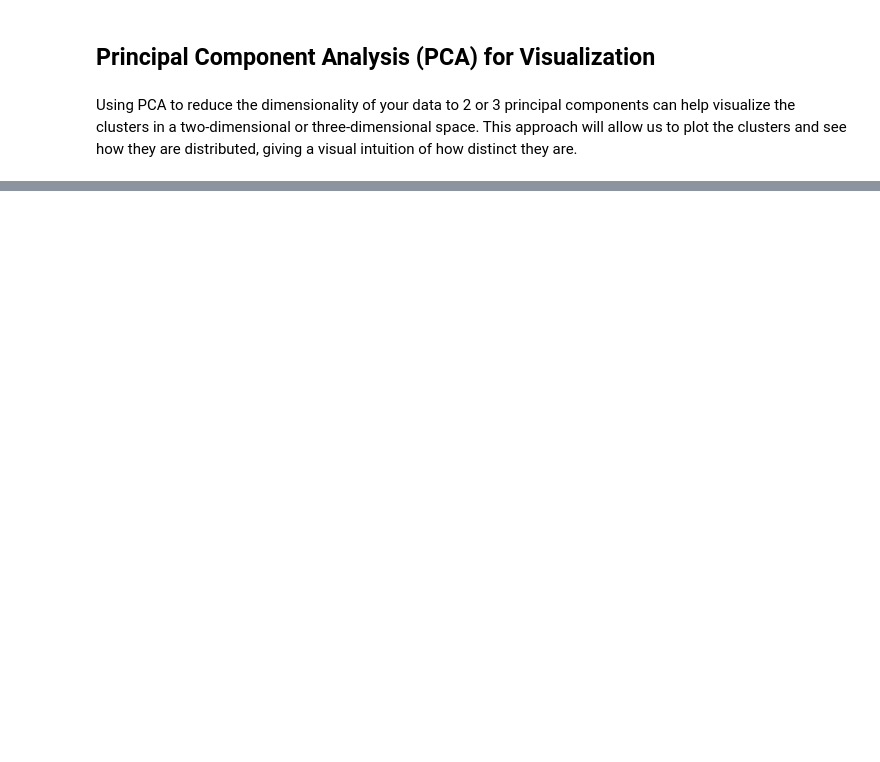
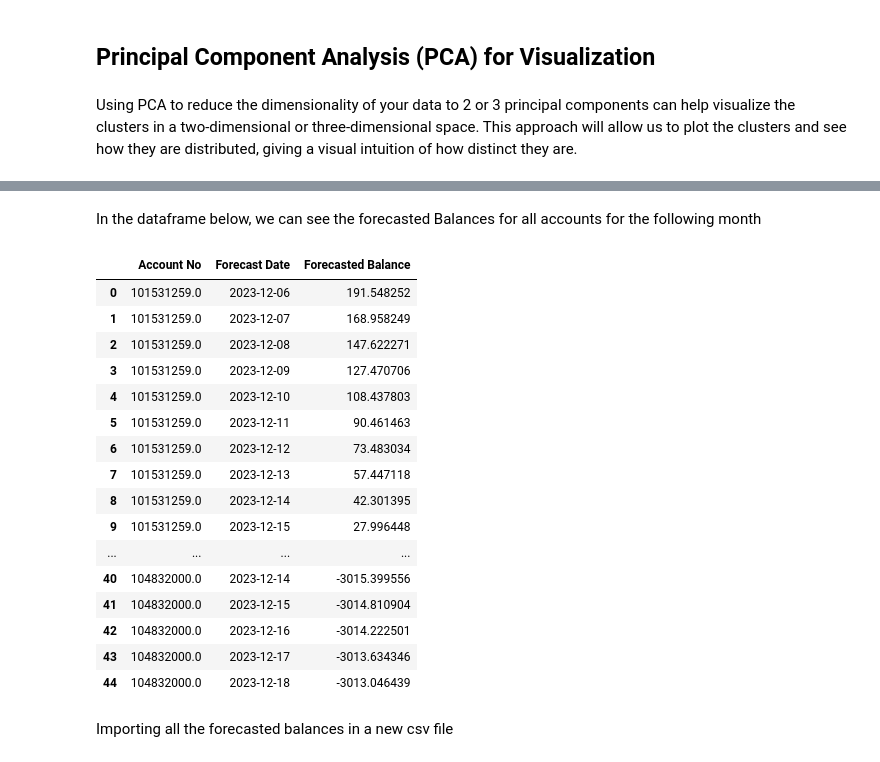
Before and after one commit to UoB-DSMP-2023-24/dsmp-2024-group-35, a Jupyter notebook: DSMP_DS2.ipynb, the cells around one changed output, grey strips where cells are left out. Cells and saved outputs as stored; diff of their text form; code cells hidden in the pictures; blank space fills up the shorter version.

Commit message:
Implementing ARIMA to forecast Balances for all the accounts for the following month

```diff
--- a/DSMP_DS2.ipynb
+++ b/DSMP_DS2.ipynb
@@ -329,0 +438,10 @@ Deep Learning for Anomaly Detection: Deep learning models, such as autoencoders
+# %%
+import pandas as pd
+from statsmodels.tsa.arima.model import ARIMA
+import warnings
+df1 = pd.read_csv('simulated_transaction_2024.csv')
+data = df1.copy()
+data['Date'] = pd.to_datetime(data['Date'] + ' ' + data['Timestamp'], format='%d/%m/%Y %H:%M')
+data.drop('Timestamp', axis=1, inplace=True)
+data = data.dropna(subset=['Date']) #Dropping columns with null dates as we need the most recent transaction date to calculate the forecast
+data.sort_values('Date', inplace=True)
@@ -329,0 +454,5 @@ Deep Learning for Anomaly Detection: Deep learning models, such as autoencoders
+# %%
+last_transaction_dates = data.groupby('Account No')['Date'].max()
+#Taking in account the last known balance for every account to create a daily balance time series
+daily_balances = data.groupby('Account No').apply(
+    lambda x: x.set_index('Date')['Balance'].resample('D').last().ffill())
@@ -329,0 +461,21 @@ Deep Learning for Anomaly Detection: Deep learning models, such as autoencoders
+# %%
+import pandas as pd
+from statsmodels.tsa.arima.model import ARIMA
+
+def fit_and_forecast(timeseries, last_date):
+    model = ARIMA(timeseries, order=(1, 0, 1))
+    fitted_model = model.fit()
+
+    forecast = fitted_model.get_forecast(steps=30)
+    forecast_df = forecast.summary_frame()
+
+    #Adjusting the output to include the forecast date without time and forecasted balances directly
+    forecast_df['Forecast Date'] = [(last_date + pd.DateOffset(days=i+1)).date() for i in range(30)]
+    forecast_df['Forecasted Balance'] = forecast_df['mean']  # Rename 'mean' to 'Forecasted Balance'
+    forecast_df['Account No'] = timeseries.name
+
+    return forecast_df[['Account No', 'Forecast Date', 'Forecasted Balance']]
+# %%
+#Applying the model to each account and store the results
+forecasts = daily_balances.groupby(level=0).apply(
+    lambda x: fit_and_forecast(x, last_transaction_dates[x.name])).reset_index(drop=True)
@@ -329,0 +497,24 @@ Deep Learning for Anomaly Detection: Deep learning models, such as autoencoders
+# %% [markdown]
+In the dataframe below, we can see the forecasted Balances for all accounts for the following month
+# %%
+forecasts.head(45)
+# %% [output]
+|  | Account No | Forecast Date | Forecasted Balance |
+| 0 | 101531259.0 | 2023-12-06 | 191.548252 |
+| 1 | 101531259.0 | 2023-12-07 | 168.958249 |
+| 2 | 101531259.0 | 2023-12-08 | 147.622271 |
+| 3 | 101531259.0 | 2023-12-09 | 127.470706 |
+| 4 | 101531259.0 | 2023-12-10 | 108.437803 |
+| 5 | 101531259.0 | 2023-12-11 | 90.461463 |
+| 6 | 101531259.0 | 2023-12-12 | 73.483034 |
+| 7 | 101531259.0 | 2023-12-13 | 57.447118 |
+| 8 | 101531259.0 | 2023-12-14 | 42.301395 |
+| 9 | 101531259.0 | 2023-12-15 | 27.996448 |
+| ... | ... | ... | ... |
+| 40 | 104832000.0 | 2023-12-14 | -3015.399556 |
+| 41 | 104832000.0 | 2023-12-15 | -3014.810904 |
+| 42 | 104832000.0 | 2023-12-16 | -3014.222501 |
+| 43 | 104832000.0 | 2023-12-17 | -3013.634346 |
+| 44 | 104832000.0 | 2023-12-18 | -3013.046439 |
+# %% [markdown]
+Importing all the forecasted balances in a new csv file
```
Also changed, not shown: parts of 32 cells of this notebook, 1 other file.
